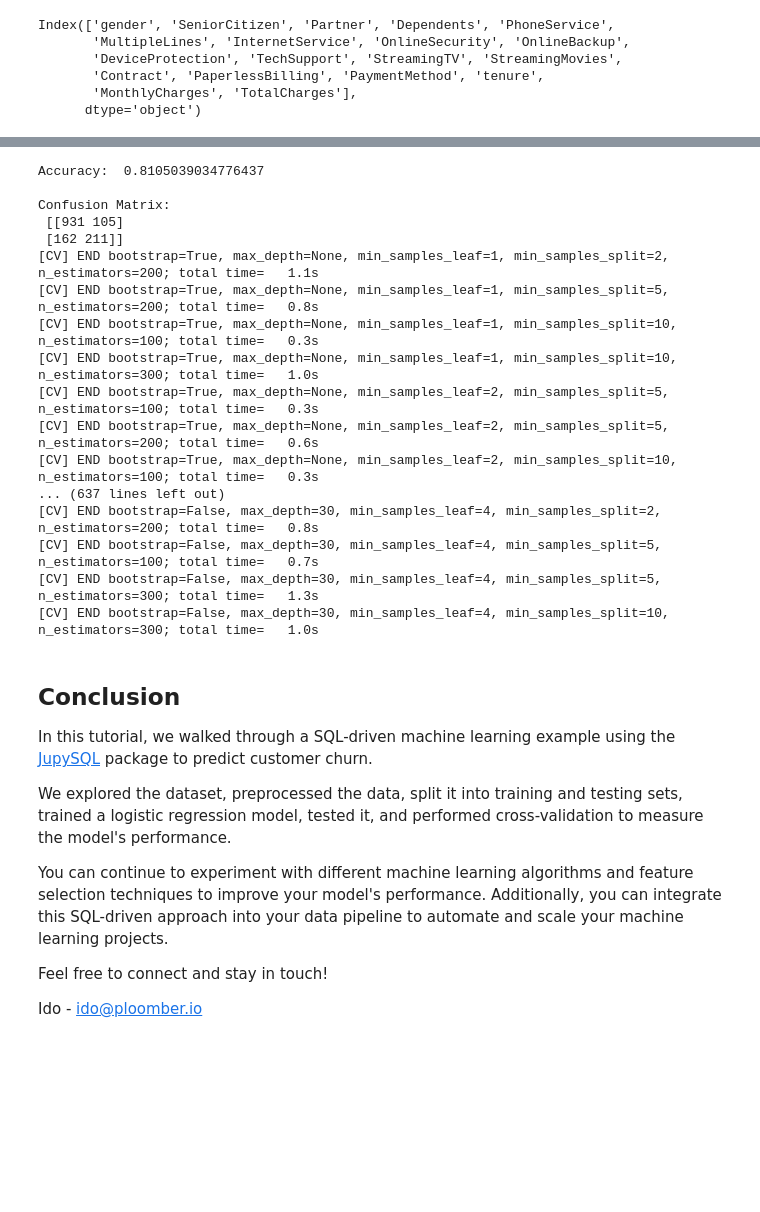
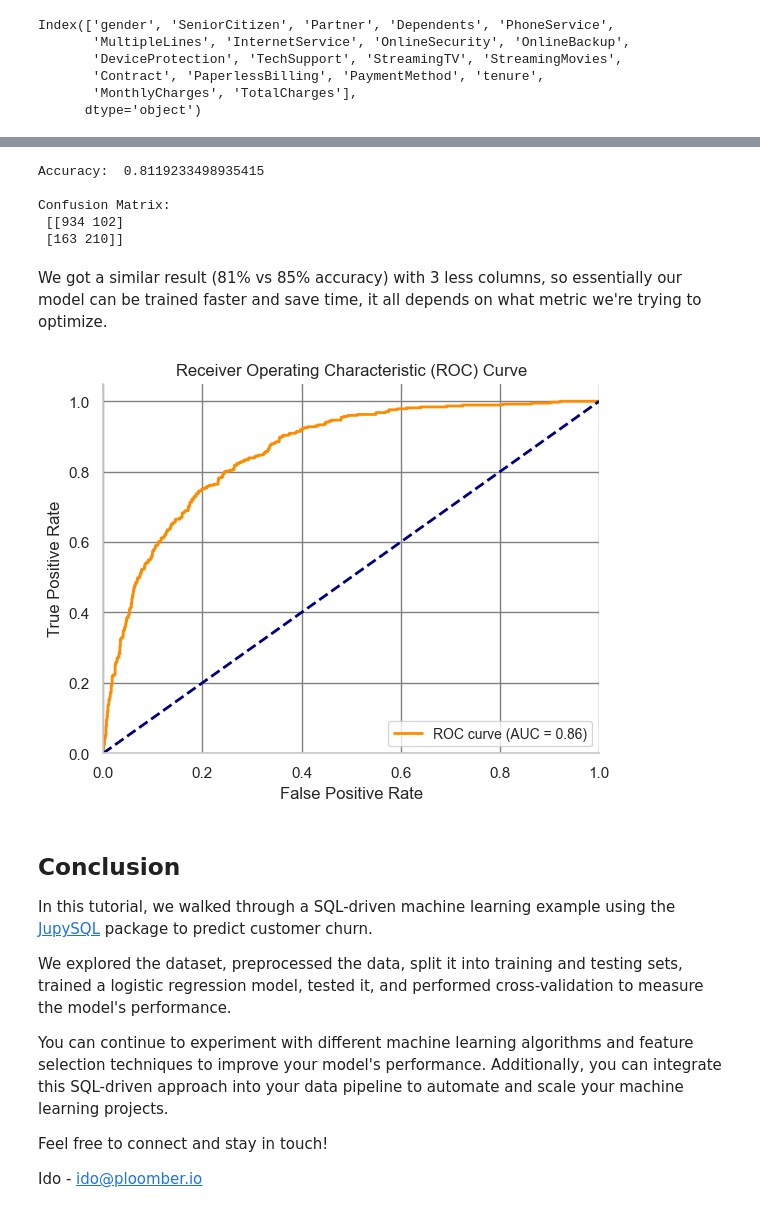
Before and after one commit to idomic/ploomber_odsc_east_2023, a Jupyter notebook: odsc.ipynb, the cells around one changed output, grey strips where cells are left out. Drawn from its saved outputs; the diff is of its cells as text; code cells hidden in the pictures; blank space fills up the shorter version.

```diff
--- a/odsc.ipynb
+++ b/odsc.ipynb
@@ -595,6 +698,6 @@ rank1d.feature_ranks(actual)
 # %%
 ### Splitting the data into training and testing sets
-X = data_preprocessed.drop(columns=['Churn', 'SeniorCitizen', 'PhoneService'], axis=1)
+X = data_preprocessed.drop(columns=['Churn', 'SeniorCitizen', 'PhoneService', 'gender'], axis=1)
 y = data_preprocessed['Churn']
 
 X_train, X_test, y_train, y_test = train_test_split(X, y, test_size=0.2, random_state=42)
@@ -609,39 +712,36 @@ print("Accuracy: ", accuracy)
 cm = confusion_matrix(y_test, y_pred)
 print("\nConfusion Matrix:\n", cm)
 # %% [output]
-Accuracy:  0.8105039034776437
+Accuracy:  0.8119233498935415
 
 Confusion Matrix:
- [[931 105]
- [162 211]]
-[CV] END bootstrap=True, max_depth=None, min_samples_leaf=1, min_samples_split=2, n_estimators=200; total time=   1.1s
-[CV] END bootstrap=True, max_depth=None, min_samples_leaf=1, min_samples_split=5, n_estimators=200; total time=   0.8s
-[CV] END bootstrap=True, max_depth=None, min_samples_leaf=1, min_samples_split=10, n_estimators=100; total time=   0.3s
-[CV] END bootstrap=True, max_depth=None, min_samples_leaf=1, min_samples_split=10, n_estimators=300; total time=   1.0s
-[CV] END bootstrap=True, max_depth=None, min_samples_leaf=2, min_samples_split=5, n_estimators=100; total time=   0.3s
-[CV] END bootstrap=True, max_depth=None, min_samples_leaf=2, min_samples_split=5, n_estimators=200; total time=   0.6s
-[CV] END bootstrap=True, max_depth=None, min_samples_leaf=2, min_samples_split=10, n_estimators=100; total time=   0.3s
-... (637 lines left out)
-[CV] END bootstrap=False, max_depth=30, min_samples_leaf=4, min_samples_split=2, n_estimators=200; total time=   0.8s
-[CV] END bootstrap=False, max_depth=30, min_samples_leaf=4, min_samples_split=5, n_estimators=100; total time=   0.7s
-[CV] END bootstrap=False, max_depth=30, min_samples_leaf=4, min_samples_split=5, n_estimators=300; total time=   1.3s
-[CV] END bootstrap=False, max_depth=30, min_samples_leaf=4, min_samples_split=10, n_estimators=300; total time=   1.0s
+ [[934 102]
+ [163 210]]
-# %%
-### Splitting the data into training and testing sets
-X = data_preprocessed.drop(columns=['Churn', 'SeniorCitizen', 'PhoneService'], axis=1)
-y = data_preprocessed['Churn']
-
-X_train, X_test, y_train, y_test = train_test_split(X, y, test_size=0.2, random_state=42)
-
-model = LogisticRegression(solver='lbfgs', max_iter=1000)
-model.fit(X_train, y_train)
-
-y_pred = model.predict(X_test)
-accuracy = accuracy_score(y_test, y_pred)
-print("Accuracy: ", accuracy)
-
-cm = confusion_matrix(y_test, y_pred)
-print("\nConfusion Matrix:\n", cm)
+# %% [markdown]
+We got a similar result (81% vs 85% accuracy) with 3 less columns, so essentially our model can be trained faster and save time, it all depends on what metric we're trying to optimize.
+# %%
+# Calculate the predicted probabilities for the test data
+y_pred_proba = model.predict_proba(X_test)[:, 1]
+
+# Calculate the FPR and TPR at various thresholds
+fpr, tpr, thresholds = roc_curve(y_test, y_pred_proba)
+
+# Calculate the AUC (Area Under the Curve)
+roc_auc = auc(fpr, tpr)
+
+# Plot the ROC curve
+plt.figure()
+plt.plot(fpr, tpr, color='darkorange', lw=2, label='ROC curve (AUC = %0.2f)' % roc_auc)
+plt.plot([0, 1], [0, 1], color='navy', lw=2, linestyle='--')
+plt.xlim([0.0, 1.0])
+plt.ylim([0.0, 1.05])
+plt.xlabel('False Positive Rate')
+plt.ylabel('True Positive Rate')
+plt.title('Receiver Operating Characteristic (ROC) Curve')
+plt.legend(loc="lower right")
+plt.show()
+# %% [output]
+[figure, added]
 # %% [markdown]
 ## Conclusion
 In this tutorial, we walked through a SQL-driven machine learning example using the [JupySQL](https://github.com/ploomber/jupysql) package to predict customer churn.
```
Also changed, not shown: parts of 50 cells of this notebook, 2 other files.
